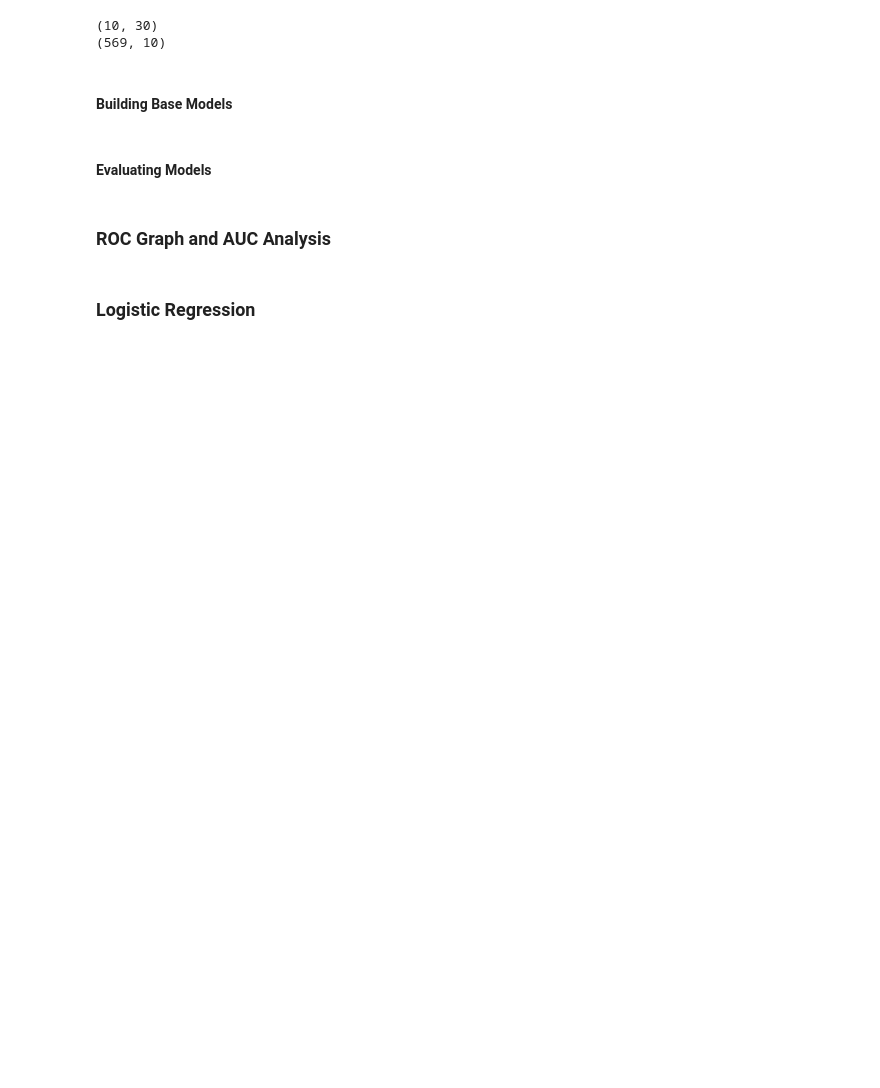
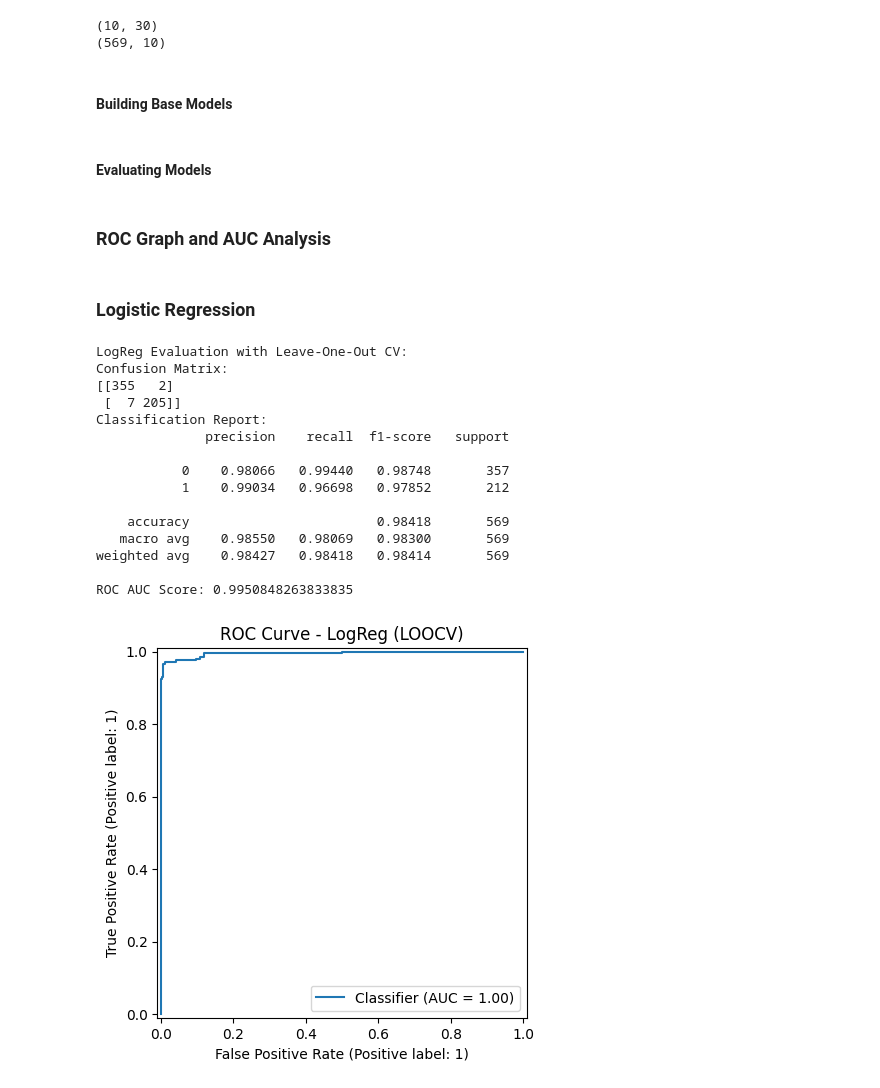
Before and after one commit to ags1709/cancer-classification, a Jupyter notebook: project.ipynb, the cells around one changed output. Drawn from its saved outputs; the diff is of its cells as text; code cells hidden in the pictures; blank space fills up the shorter version.

Commit message:
Create new evaluation functions

```diff
--- a/project.ipynb
+++ b/project.ipynb
@@ -366,2 +407,22 @@ fpr, tpr, auc, thresholds = get_kfold_roc(K, LogisticRegression(), X, y)
 # %% [markdown]
 ### Logistic Regression
+# %%
+logReg = LogisticRegression(C=0.55, max_iter=1000)
+evaluateModelLOOCV(logReg, X, y)
+# %% [output]
+LogReg Evaluation with Leave-One-Out CV:
+Confusion Matrix:
+[[355   2]
+ [  7 205]]
+Classification Report:
+              precision    recall  f1-score   support
+
+           0    0.98066   0.99440   0.98748       357
+           1    0.99034   0.96698   0.97852       212
+
+    accuracy                        0.98418       569
+   macro avg    0.98550   0.98069   0.98300       569
+weighted avg    0.98427   0.98418   0.98414       569
+
+ROC AUC Score: 0.9950848263833835
+[figure, added]
```
Also changed, not shown: parts of 14 cells of this notebook.
